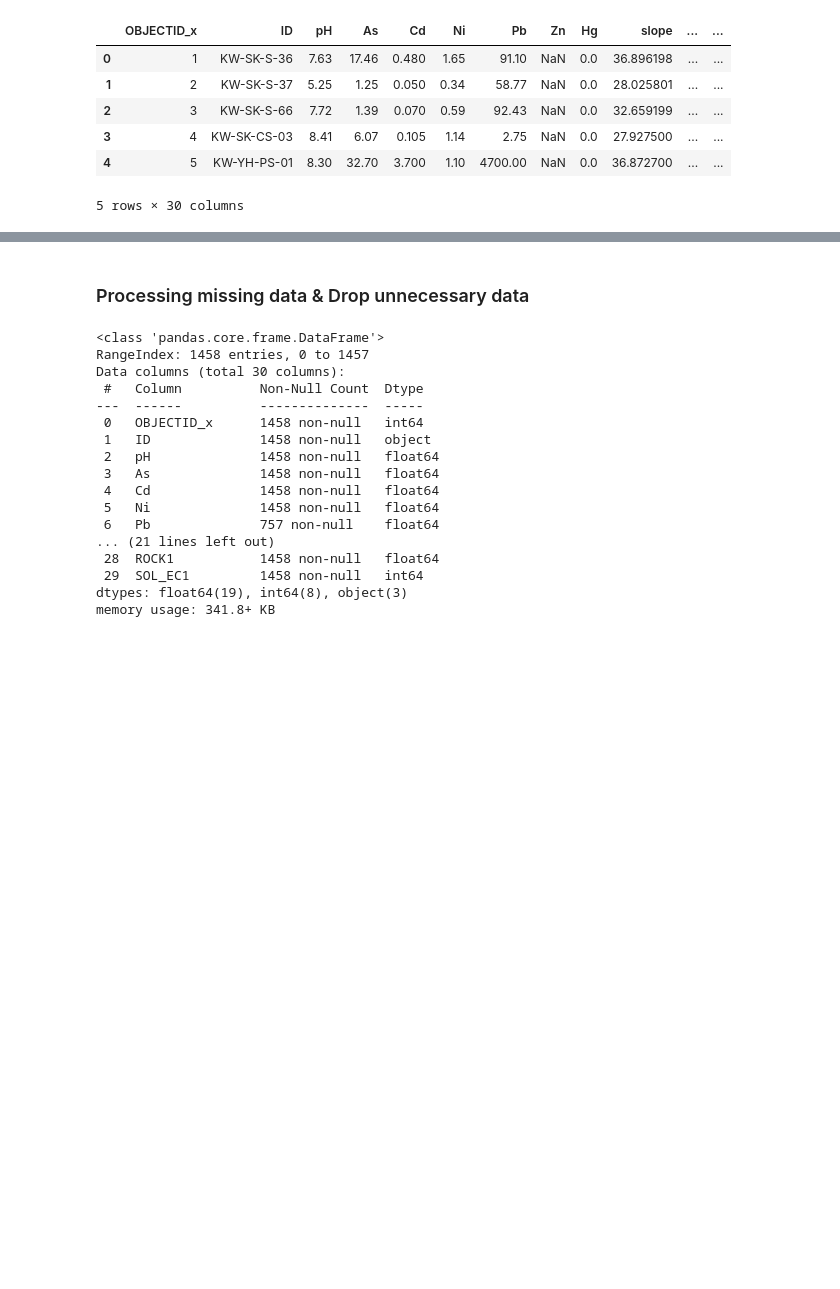
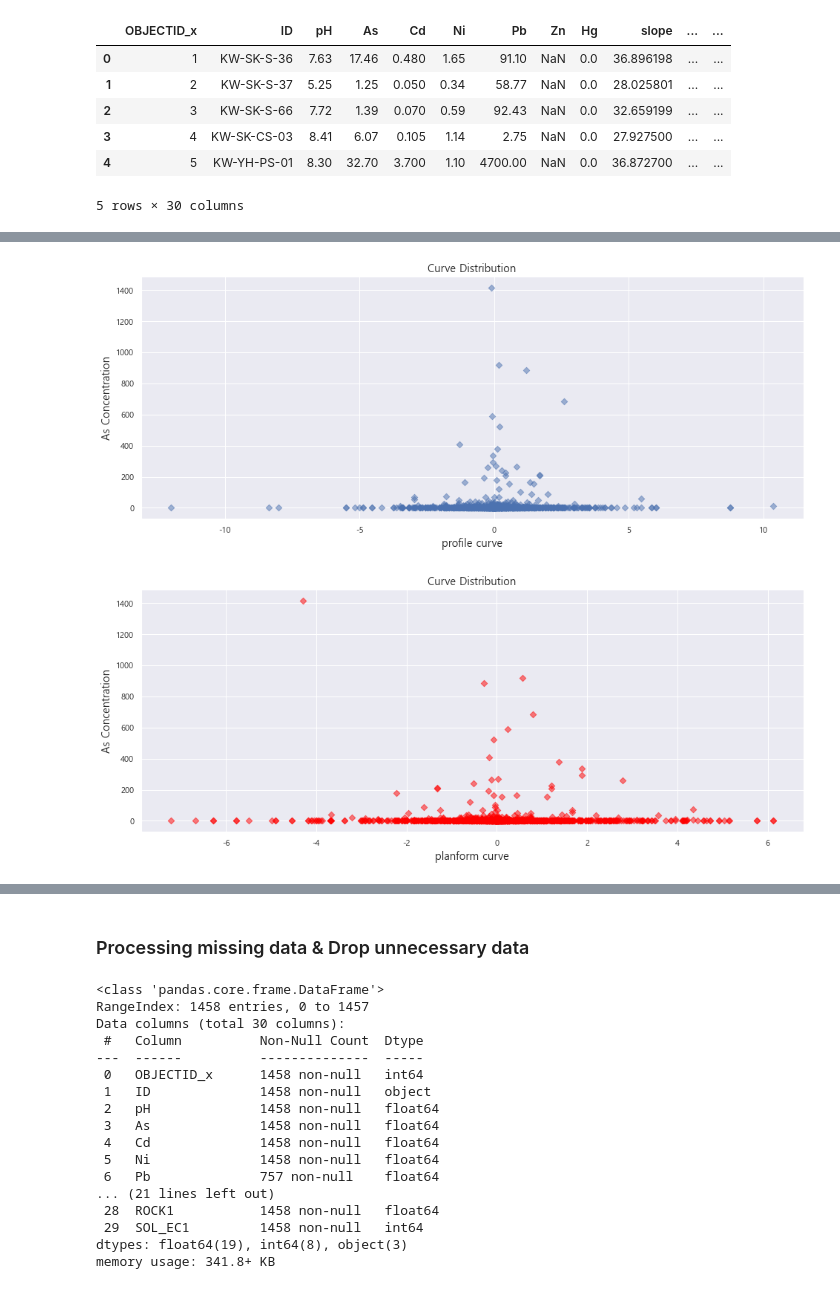
Before and after one commit to jyssys/graduation-thesis, a Jupyter notebook: soil_polution_predict copy.ipynb, the cells around one changed output, grey strips where cells are left out. Cells and saved outputs as stored; diff of their text form; code cells hidden in the pictures; blank space fills up the shorter version.

```diff
--- a/soil_polution_predict copy.ipynb
+++ b/soil_polution_predict copy.ipynb
@@ -73,0 +114,24 @@ data.head()
+# %%
+def visual_curve(data, value):
+    fig, ax = plt.subplots(figsize=(16, 6))
+
+    ax.set_title('Curve Distribution', size='large')
+    ax.set_xlabel('profile curve', size='large')
+    ax.set_ylabel(value+' Concentration', size='large')
+
+    plt.scatter(x = 'profile_curve', y = value, data = data, marker='D', alpha=.5)
+    plt.show()
+
+    fig, ax = plt.subplots(figsize=(16, 6))
+
+    ax.set_title('Curve Distribution', size='large')
+    ax.set_xlabel('planform curve', size='large')
+    ax.set_ylabel(value+' Concentration', size='large')
+
+    plt.scatter(x = 'planform_curve', y = value, data = data, marker='D', alpha=.5, c='red')
+    plt.show()
+# %%
+visual_curve(data, 'As')
+# %% [output]
+[figure, added]
+[figure, added]
```
Also changed, not shown: parts of 59 cells of this notebook, 6 other files.
